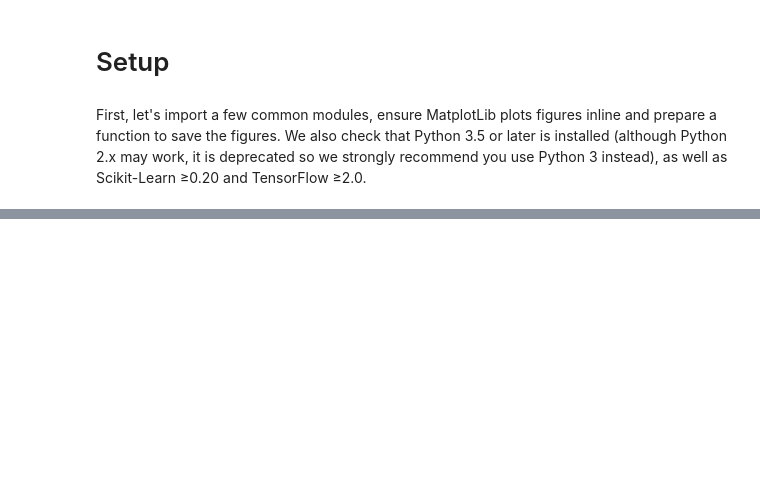
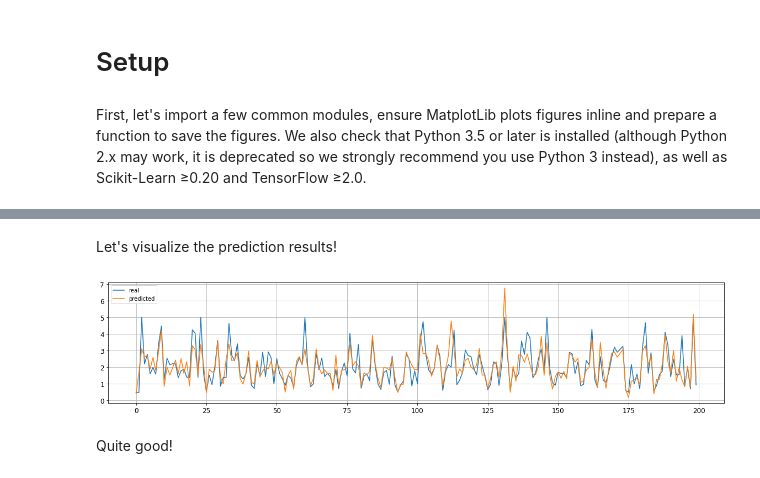
Before and after one commit to chmdznr/ml_general_polines, a Jupyter notebook: 5. pengenalan tensorflow dan keras/3_ann_regression_using_keras.ipynb, the cells around one changed output, grey strips where cells are left out. Cells and saved outputs as stored; diff of their text form; code cells hidden in the pictures; blank space fills up the shorter version.

```diff
--- a/5. pengenalan tensorflow dan keras/3_ann_regression_using_keras.ipynb
+++ b/5. pengenalan tensorflow dan keras/3_ann_regression_using_keras.ipynb
@@ -50,0 +136,3 @@ def save_fig(fig_id, tight_layout=True, fig_extension="png", resolution=300):
+# %%
+X_new = X_test
+y_pred = model.predict(X_new)
@@ -50,0 +149,15 @@ def save_fig(fig_id, tight_layout=True, fig_extension="png", resolution=300):
+# %% [markdown]
+Let's visualize the prediction results!
+# %%
+plt.rcParams["figure.figsize"] = (20, 4)
+
+# plot only latest 200 datarow
+plt.plot(y_test[:200], label="real")
+plt.plot(y_pred[:200], label="predicted")
+plt.legend(loc="upper left")
+plt.grid(True)
+plt.show()
+# %% [output]
+[figure, added]
+# %% [markdown]
+Quite good!
```
Also changed, not shown: parts of 18 cells of this notebook.
